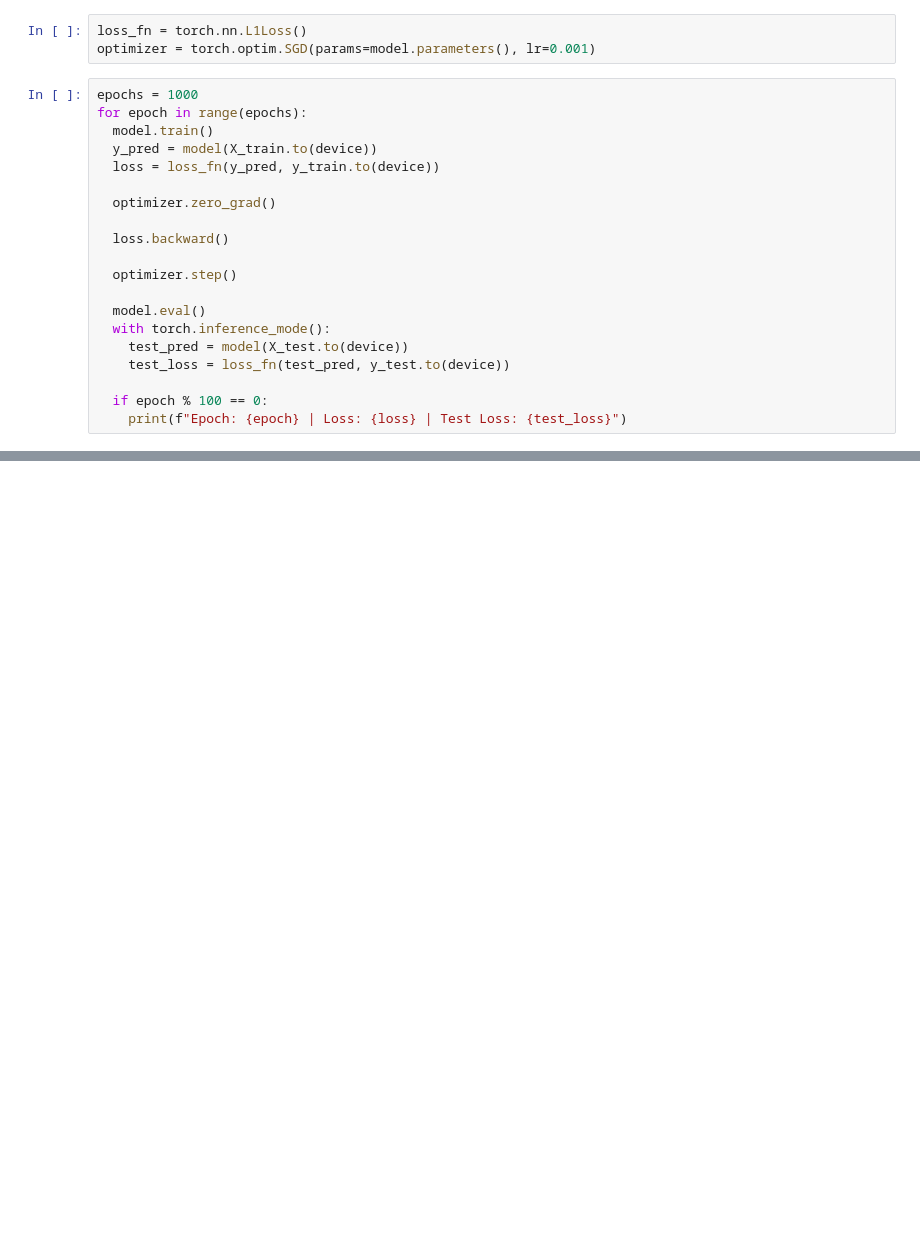
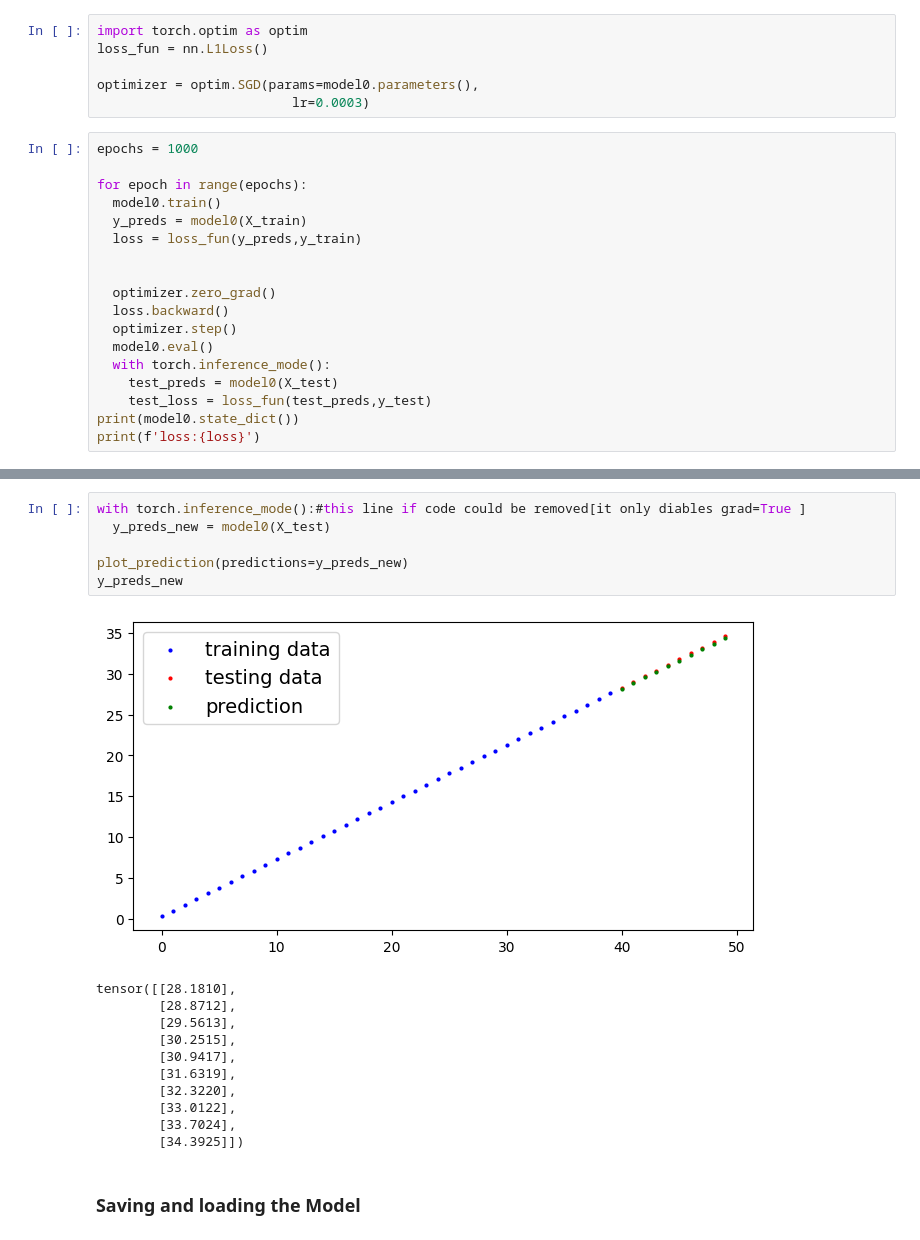
Before and after one commit to adisberhe/pytorch-models-lab, a Jupyter notebook: linear_regression.ipynb, the cells around one changed output, grey strips where cells are left out. Cells and saved outputs as stored; diff of their text form; blank space fills up the shorter version.

```diff
--- a/linear_regression.ipynb
+++ b/linear_regression.ipynb
@@ -52,24 +80,25 @@ Linear(
 # %%
-loss_fn = torch.nn.L1Loss()
-optimizer = torch.optim.SGD(params=model.parameters(), lr=0.001)
+import torch.optim as optim
+loss_fun = nn.L1Loss()
+
+optimizer = optim.SGD(params=model0.parameters(),
+                         lr=0.0003)
 # %%
 epochs = 1000
+
 for epoch in range(epochs):
-  model.train()
-  y_pred = model(X_train.to(device))
-  loss = loss_fn(y_pred, y_train.to(device))
+  model0.train()
+  y_preds = model0(X_train)
+  loss = loss_fun(y_preds,y_train)
+
 
   optimizer.zero_grad()
-
   loss.backward()
-
   optimizer.step()
-
-  model.eval()
+  model0.eval()
   with torch.inference_mode():
-    test_pred = model(X_test.to(device))
-    test_loss = loss_fn(test_pred, y_test.to(device))
-
-  if epoch % 100 == 0:
-    print(f"Epoch: {epoch} | Loss: {loss} | Test Loss: {test_loss}")
+    test_preds = model0(X_test)
+    test_loss = loss_fun(test_preds,y_test)
+print(model0.state_dict())
+print(f'loss:{loss}')
 # %% [output]
@@ -110,0 +120,20 @@ test_pred.cpu(),y_test
+# %%
+with torch.inference_mode():#this line if code could be removed[it only diables grad=True ]
+  y_preds_new = model0(X_test)
+
+plot_prediction(predictions=y_preds_new)
+y_preds_new
+# %% [output]
+[figure, added]
+tensor([[28.1810],
+        [28.8712],
+        [29.5613],
+        [30.2515],
+        [30.9417],
+        [31.6319],
+        [32.3220],
+        [33.0122],
+        [33.7024],
+        [34.3925]])
+# %% [markdown]
+### **Saving and loading the Model**
```
Also changed, not shown: parts of 18 cells of this notebook.
